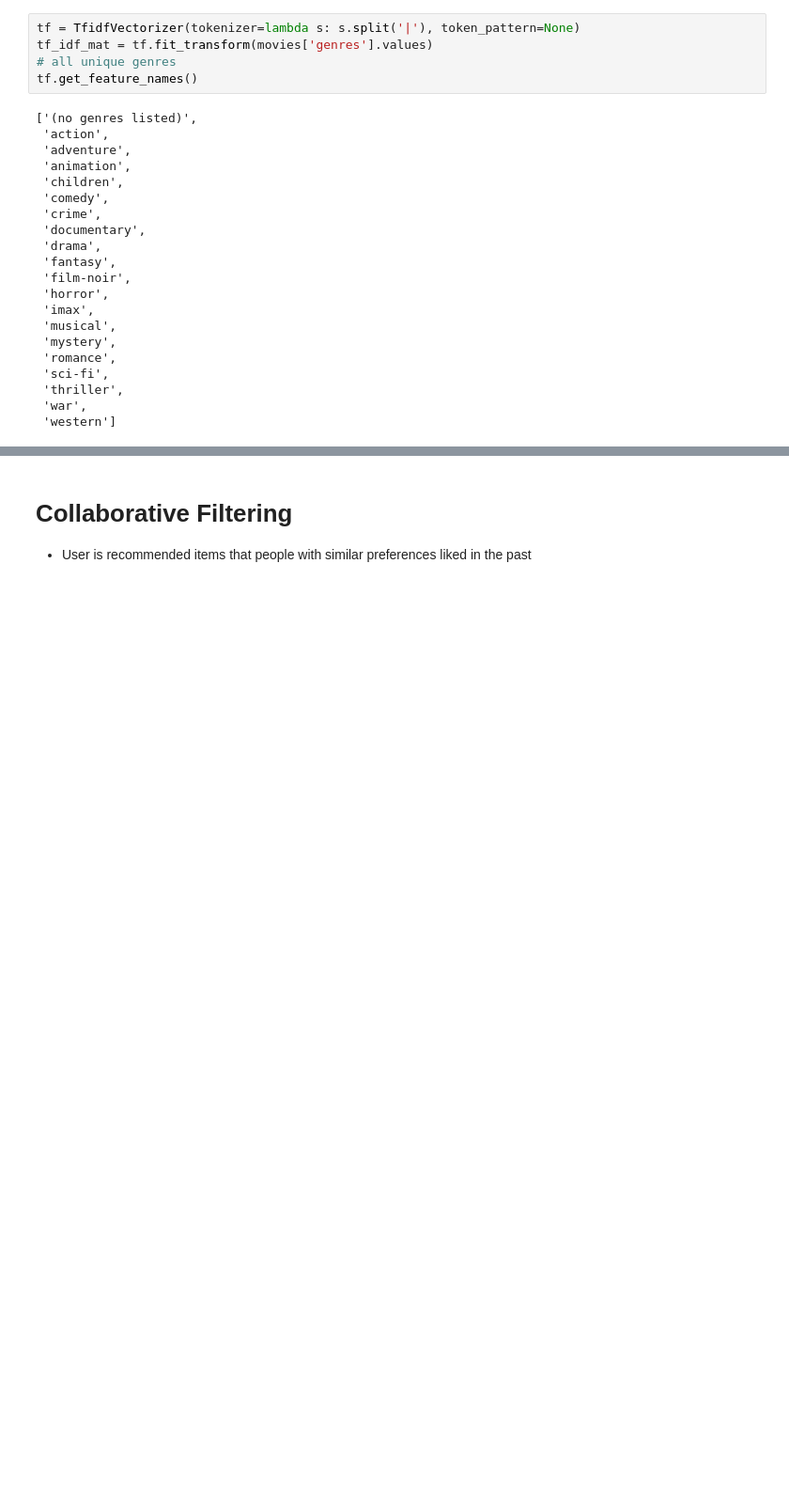
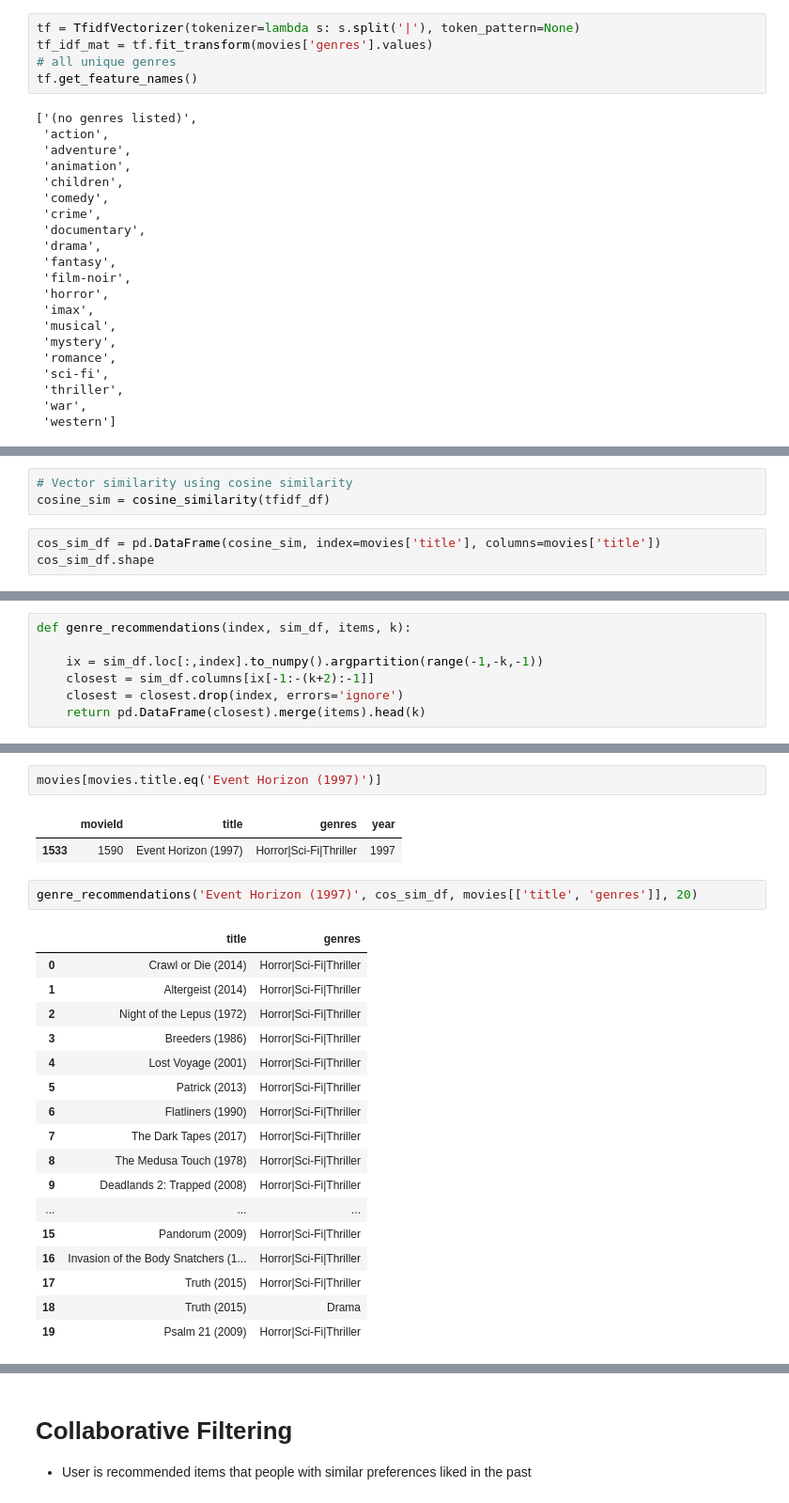
Before and after one commit to nsuttora/Movie-Recommender-Data-Mining-II, a Jupyter notebook: movie_recommender.ipynb, the cells around one changed output, grey strips where cells are left out. Shown at 94% size. Cells and saved outputs as stored; diff of their text form; blank space fills up the shorter version.

```diff
--- a/movie_recommender.ipynb
+++ b/movie_recommender.ipynb
@@ -348,0 +334,6 @@ tfidf_df.head()
+# %%
+# Vector similarity using cosine similarity
+cosine_sim = cosine_similarity(tfidf_df)
+# %%
+cos_sim_df = pd.DataFrame(cosine_sim, index=movies['title'], columns=movies['title'])
+cos_sim_df.shape
@@ -348,0 +353,7 @@ tfidf_df.head()
+# %%
+def genre_recommendations(index, sim_df, items, k):
+
+    ix = sim_df.loc[:,index].to_numpy().argpartition(range(-1,-k,-1))
+    closest = sim_df.columns[ix[-1:-(k+2):-1]]
+    closest = closest.drop(index, errors='ignore')
+    return pd.DataFrame(closest).merge(items).head(k)
@@ -348,0 +410,25 @@ tfidf_df.head()
+# %%
+movies[movies.title.eq('Event Horizon (1997)')]
+# %% [output]
+|  | movieId | title | genres | year |
+| 1533 | 1590 | Event Horizon (1997) | Horror|Sci-Fi|Thriller | 1997 |
+# %%
+genre_recommendations('Event Horizon (1997)', cos_sim_df, movies[['title', 'genres']], 20)
+# %% [output]
+|  | title | genres |
+| 0 | Crawl or Die (2014) | Horror|Sci-Fi|Thriller |
+| 1 | Altergeist (2014) | Horror|Sci-Fi|Thriller |
+| 2 | Night of the Lepus (1972) | Horror|Sci-Fi|Thriller |
+| 3 | Breeders (1986) | Horror|Sci-Fi|Thriller |
+| 4 | Lost Voyage (2001) | Horror|Sci-Fi|Thriller |
+| 5 | Patrick (2013) | Horror|Sci-Fi|Thriller |
+| 6 | Flatliners (1990) | Horror|Sci-Fi|Thriller |
+| 7 | The Dark Tapes (2017) | Horror|Sci-Fi|Thriller |
+| 8 | The Medusa Touch (1978) | Horror|Sci-Fi|Thriller |
+| 9 | Deadlands 2: Trapped (2008) | Horror|Sci-Fi|Thriller |
+| ... | ... | ... |
+| 15 | Pandorum (2009) | Horror|Sci-Fi|Thriller |
+| 16 | Invasion of the Body Snatchers (1... | Horror|Sci-Fi|Thriller |
+| 17 | Truth (2015) | Horror|Sci-Fi|Thriller |
+| 18 | Truth (2015) | Drama |
+| 19 | Psalm 21 (2009) | Horror|Sci-Fi|Thriller |
```
Also changed, not shown: parts of 11 cells of this notebook.
